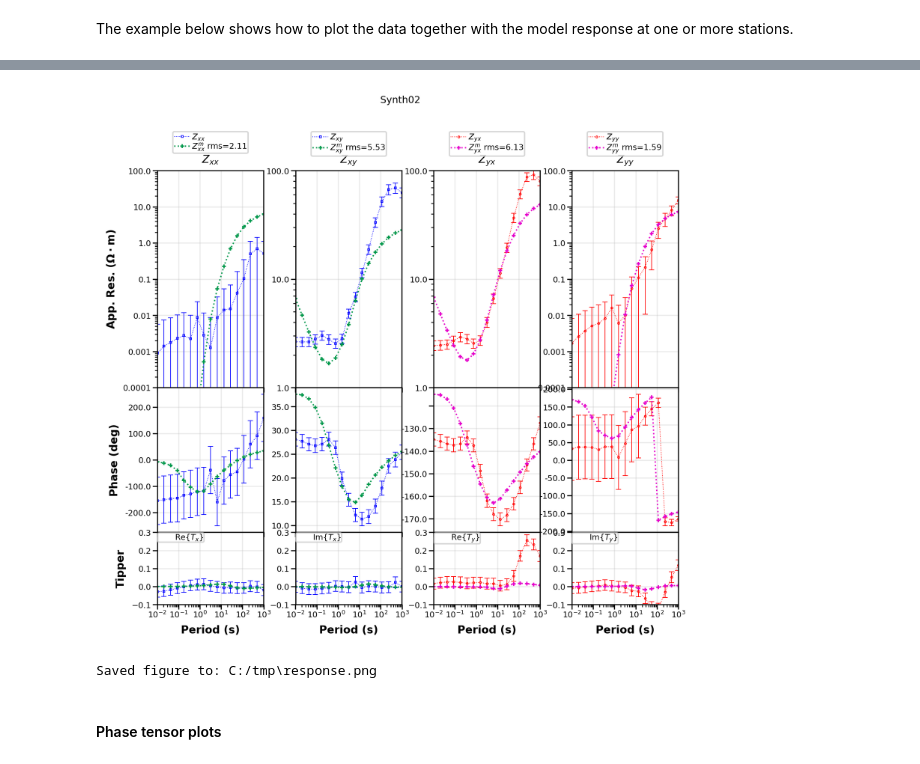
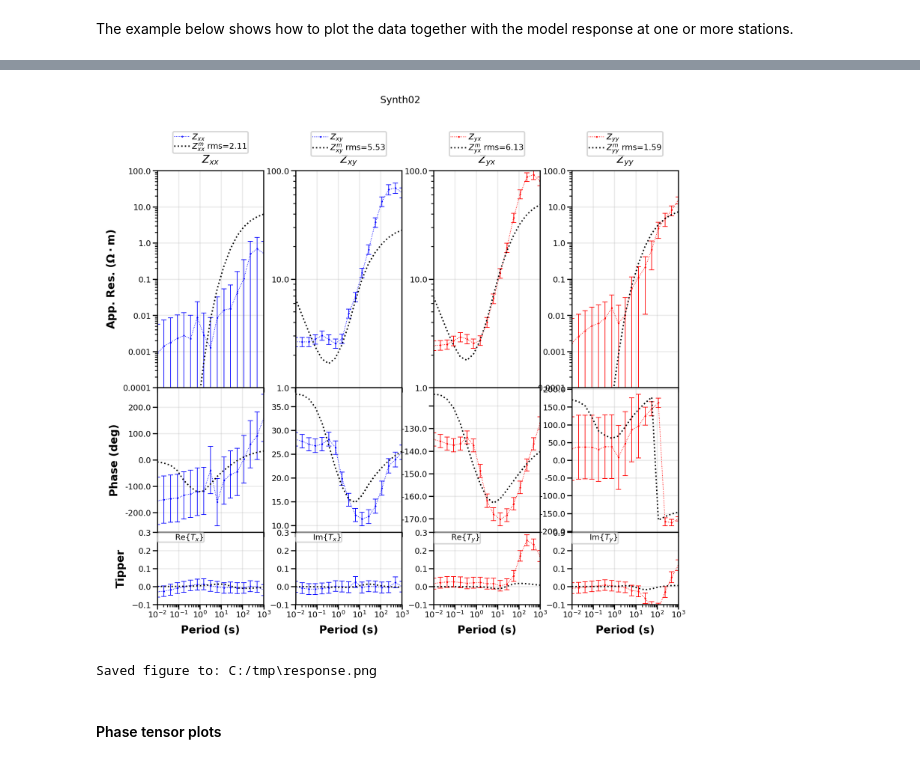
Before and after one commit to MTgeophysics/mtpy, a Jupyter notebook: examples/notebooks/Workshop Exercises Modeling.ipynb, the cells around one changed output, grey strips where cells are left out. Drawn from its saved outputs; the diff is of its cells as text; code cells hidden in the pictures.

```diff
--- a/examples/notebooks/Workshop Exercises Modeling.ipynb
+++ b/examples/notebooks/Workshop Exercises Modeling.ipynb
@@ -629,6 +635,8 @@ ro = PlotResponse(data_fn=os.path.join(wd,datafn),
                   plot_type=['Synth02'], # provide a list of station names
                                          # or '1' to plot all stations
                   plot_style=1,  # 1 for 4-colums; 2 for 2-columns
+                  cted='b',ctmd='r',ctem='k',ctmm='k',
+                  mted='.',mtmd='.',mtem='',mtmm='',
                   plot_z=False,
                   )
 ro.plot()
@@ -641,6 +649,6 @@ ro.save_figure(os.path.join(savepath,'response.png'),
 Plotting: Synth02
 self.plot_tipper = True
-[figure, old version]
+[figure, new version]
 Saved figure to: C:/tmp\response.png
 # %% [markdown]
 #### Phase tensor plots
```
Also changed, not shown: parts of 3 cells of this notebook, 1 other file.
